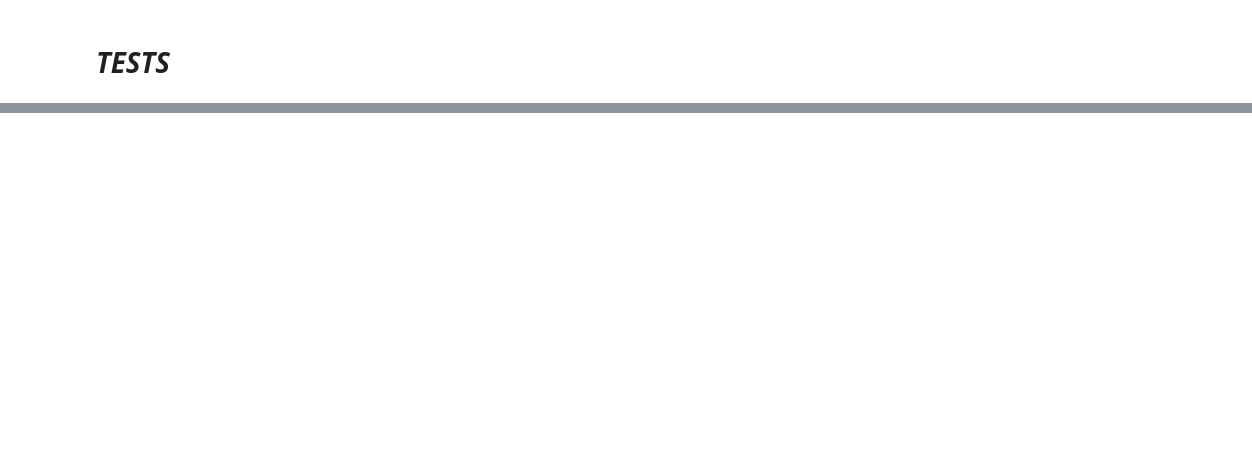
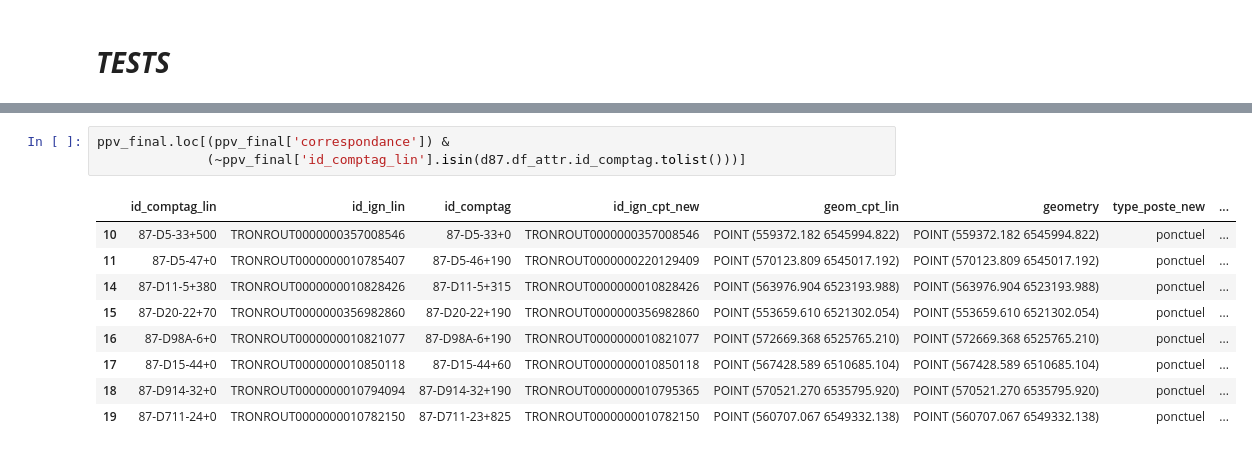
Before and after one commit to nantodevison/otv, a Jupyter notebook: otv/Transfert_Donnees/Import_trafics.ipynb, the cells around one changed output, grey strips where cells are left out. Drawn from its saved outputs; the diff is of its cells as text; blank space fills up the shorter version.

```diff
--- a/otv/Transfert_Donnees/Import_trafics.ipynb
+++ b/otv/Transfert_Donnees/Import_trafics.ipynb
@@ -706,0 +850,13 @@ True
+# %%
+ppv_final.loc[(ppv_final['correspondance']) &
+              (~ppv_final['id_comptag_lin'].isin(d87.df_attr.id_comptag.tolist()))]
+# %% [output]
+|  | id_comptag_lin | id_ign_lin | id_comptag | id_ign_cpt_new | geom_cpt_lin | geometry | type_poste_new | ... |
+| 10 | 87-D5-33+500 | TRONROUT0000000357008546 | 87-D5-33+0 | TRONROUT0000000357008546 | POINT (559372.182 6545994.822) | POINT (559372.182 6545994.822) | ponctuel | ... |
+| 11 | 87-D5-47+0 | TRONROUT0000000010785407 | 87-D5-46+190 | TRONROUT0000000220129409 | POINT (570123.809 6545017.192) | POINT (570123.809 6545017.192) | ponctuel | ... |
+| 14 | 87-D11-5+380 | TRONROUT0000000010828426 | 87-D11-5+315 | TRONROUT0000000010828426 | POINT (563976.904 6523193.988) | POINT (563976.904 6523193.988) | ponctuel | ... |
+| 15 | 87-D20-22+70 | TRONROUT0000000356982860 | 87-D20-22+190 | TRONROUT0000000356982860 | POINT (553659.610 6521302.054) | POINT (553659.610 6521302.054) | ponctuel | ... |
+| 16 | 87-D98A-6+0 | TRONROUT0000000010821077 | 87-D98A-6+190 | TRONROUT0000000010821077 | POINT (572669.368 6525765.210) | POINT (572669.368 6525765.210) | ponctuel | ... |
+| 17 | 87-D15-44+0 | TRONROUT0000000010850118 | 87-D15-44+60 | TRONROUT0000000010850118 | POINT (567428.589 6510685.104) | POINT (567428.589 6510685.104) | ponctuel | ... |
+| 18 | 87-D914-32+0 | TRONROUT0000000010794094 | 87-D914-32+190 | TRONROUT0000000010795365 | POINT (570521.270 6535795.920) | POINT (570521.270 6535795.920) | ponctuel | ... |
+| 19 | 87-D711-24+0 | TRONROUT0000000010782150 | 87-D711-23+825 | TRONROUT0000000010782150 | POINT (560707.067 6549332.138) | POINT (560707.067 6549332.138) | ponctuel | ... |
```
Also changed, not shown: parts of 59 cells of this notebook, 1 other file.
